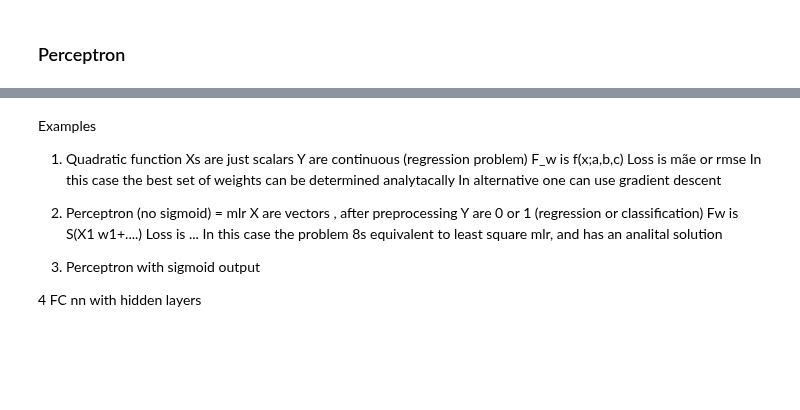
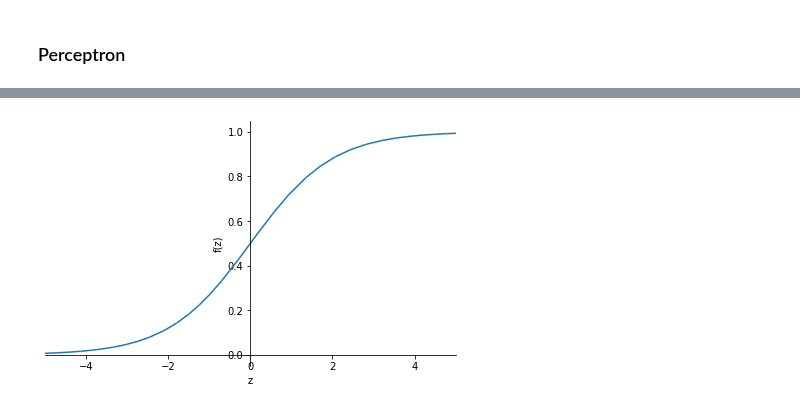
Before and after one commit to isa-ulisboa/greends-pml-2022-2023, a Jupyter notebook: ML_overview_with_examples.ipynb, the cells around one changed output, grey strips where cells are left out. Saved outputs shown, nothing was run; the diff lists cells and outputs as text; code cells hidden in the pictures; blank space fills up the shorter version.

```diff
--- a/ML_overview_with_examples.ipynb
+++ b/ML_overview_with_examples.ipynb
@@ -615,23 +568,5 @@ coeffs found bt gradient descent: tensor([ 2.0390, -5.0677])
-# %% [markdown]
-
-
-Examples
-1. Quadratic function
-Xs are just scalars
-Y are continuous (regression problem)
-F_w is f(x;a,b,c)
-Loss is mãe or rmse
-In this case the best set of weights can be determined analytacally
-In alternative one can use gradient descent
-
-2. Perceptron (no sigmoid) = mlr
-X are vectors , after preprocessing
-Y are 0 or 1 (regression or classification)
-Fw is S(X1 w1+....)
-Loss is ...
-In this case the problem 8s equivalent to least square mlr, and has an analital solution
-
-3. Perceptron with sigmoid output
-
-
-4 FC nn with hidden layers
+# %%
+import sympy
+sympy.plot("1/(1+exp(-z))", xlim=(-5,5));
+# %% [output]
+[figure, added]
```
Also changed, not shown: parts of 6 cells of this notebook.
